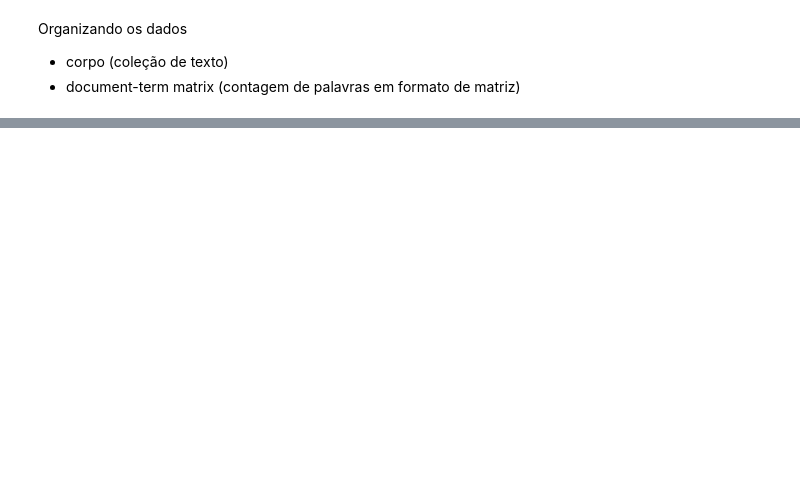
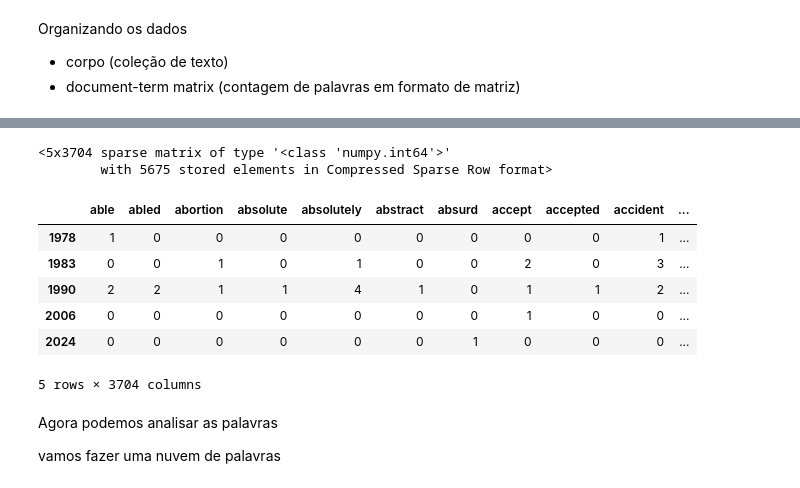
Before and after one commit to IanPerigoVianna/George_Carlin_NLP, a Jupyter notebook: NLP_Project.ipynb, the cells around one changed output, grey strips where cells are left out. Cells and saved outputs as stored; diff of their text form; code cells hidden in the pictures; blank space fills up the shorter version.

```diff
--- a/NLP_Project.ipynb
+++ b/NLP_Project.ipynb
@@ -152,0 +301,2 @@ Organizando os dados
+# %%
+data_clean = pd.read_pickle('corpus.pkl')
@@ -152,0 +312,23 @@ Organizando os dados
+# %%
+stop_words = list(text.ENGLISH_STOP_WORDS.union(stop_words_plus))
+# %%
+cv = CountVectorizer(stop_words=stop_words)
+data_cv = cv.fit_transform(data_clean.transcript)
+
+data_cv
+# %% [output]
+<5x3704 sparse matrix of type '<class 'numpy.int64'>'
+        with 5675 stored elements in Compressed Sparse Row format>
+# %%
+data_stop = pd.DataFrame(data_cv.toarray(), columns = cv.get_feature_names_out())
+data_stop.index = data_clean.index
+# %%
+data_stop
+# %% [output]
+|  | able | abled | abortion | absolute | absolutely | abstract | absurd | accept | accepted | accident | ... |
+| 1978 | 1 | 0 | 0 | 0 | 0 | 0 | 0 | 0 | 0 | 1 | ... |
+| 1983 | 0 | 0 | 1 | 0 | 1 | 0 | 0 | 2 | 0 | 3 | ... |
+| 1990 | 2 | 2 | 1 | 1 | 4 | 1 | 0 | 1 | 1 | 2 | ... |
+| 2006 | 0 | 0 | 0 | 0 | 0 | 0 | 0 | 1 | 0 | 0 | ... |
+| 2024 | 0 | 0 | 0 | 0 | 0 | 0 | 1 | 0 | 0 | 0 | ... |
+5 rows × 3704 columns
@@ -152,0 +342,4 @@ Organizando os dados
+# %% [markdown]
+Agora podemos analisar as palavras
+
+vamos fazer uma nuvem de palavras
```
Also changed, not shown: parts of 30 cells of this notebook.
